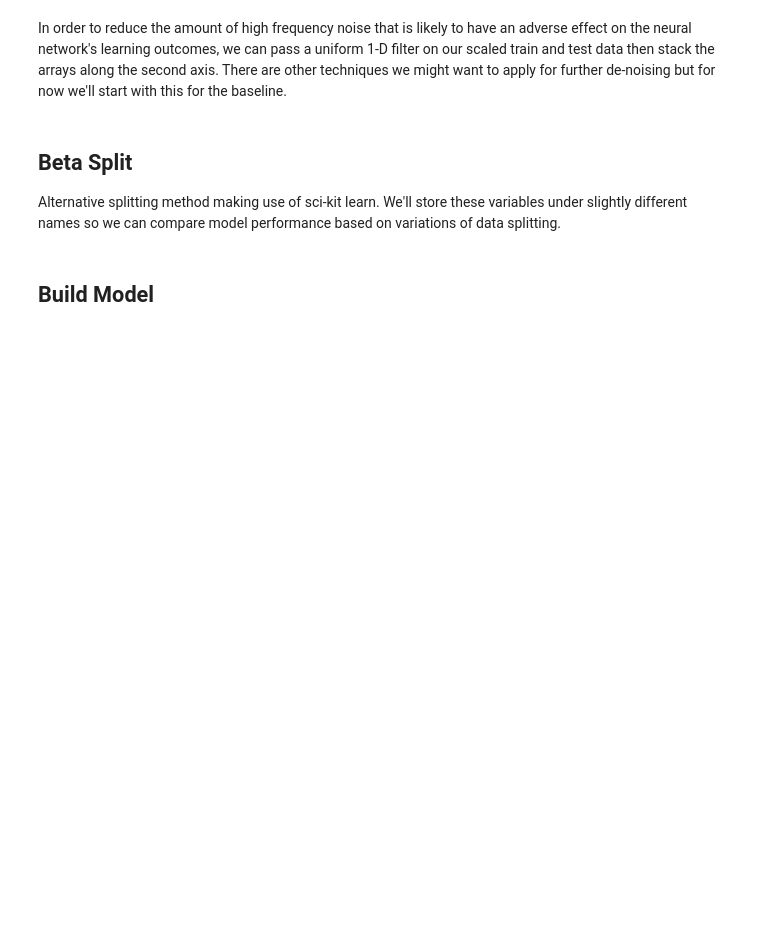
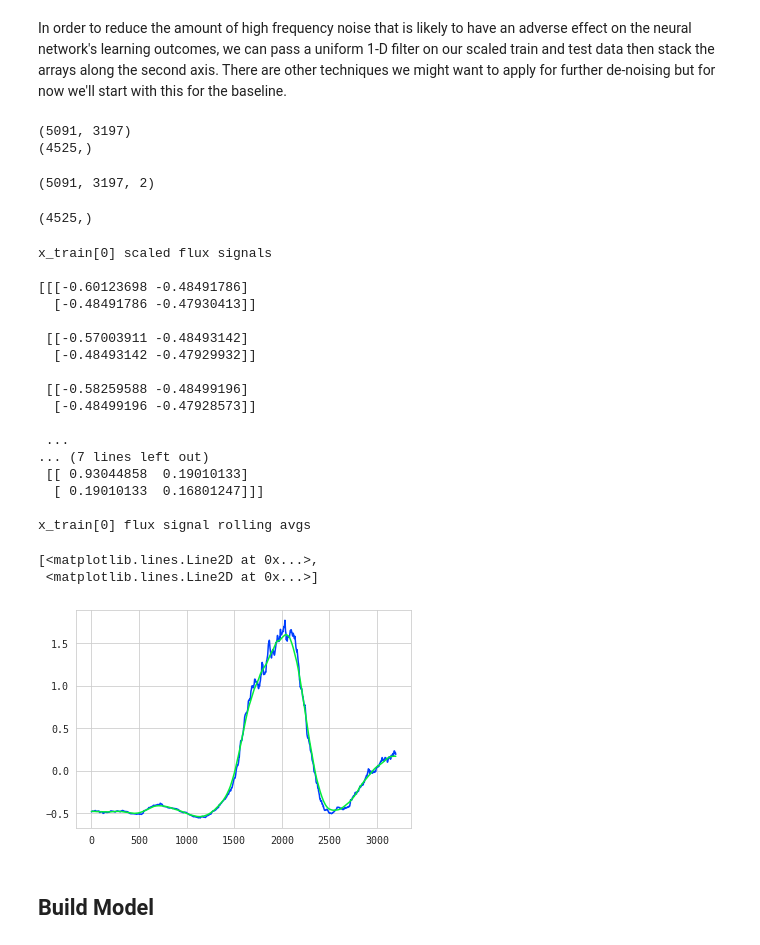
Before and after one commit to alphasentaurii/starskope, a Jupyter notebook: starskope-ALPHA.ipynb, the cells around one changed output. Saved outputs shown, nothing was run; the diff lists cells and outputs as text; code cells hidden in the pictures; blank space fills up the shorter version.

Commit message:
revised train-test split incl x_val,y_val

```diff
--- a/starskope-ALPHA.ipynb
+++ b/starskope-ALPHA.ipynb
@@ -458,2 +389,4 @@ display(x_train, x_test)
+# %%
+X_train, X_val = zero_scaler(X_train, X_val)
 # %%
 # verify mean is zero by checking one of the rows
@@ -466,31 +403,80 @@ x_train[0].std()
 # %% [markdown]
 In order to reduce the amount of high frequency noise that is likely to have an adverse effect on the neural network's learning outcomes, we can pass a uniform 1-D filter on our scaled train and test data then stack the arrays along the second axis. There are other techniques we might want to apply for further de-noising but for now we'll start with this for the baseline.
 # %%
-print(x_train.shape)
-print(y_train.shape)
+print(X_train.shape)
+print(Y_train.shape)
+# %% [output]
+(5091, 3197)
+(4525,)
+# %%
+def time_filter(x_train, x_test, step_size=None, axis=2):
+        """
+        Adds an input corresponding to the running average over a set number
+        of time steps. This helps the neural network to ignore high frequency
+        noise by passing in a uniform 1-D filter and stacking the arrays.
+
+        **ARGS
+        step_size: integer, # timesteps for 1D filter. defaults to 200
+        axis: which axis to stack the arrays
+        """
+        import numpy as np
+        from scipy.ndimage.filters import uniform_filter1d
+
+        if step_size is None:
+            step_size=200
+
+        train_filter = uniform_filter1d(x_train, axis=1, size=step_size)
+        test_filter = uniform_filter1d(x_test, axis=1, size=step_size)
+
+        x_train = np.stack([x_train, train_filter], axis=2)
+        x_test = np.stack([x_test, test_filter], axis=2)
+
+        return x_train, x_test
 # %%
 # calc input for flux signal rolling avgs
 # store in array and stack on 2nd axis for each obs
 # of X data
 
-x_train, x_test = process.time_filter(x_train, x_test, step_size=200, axis=2)
+X_train, X_test = time_filter(X_train, X_test, step_size=200, axis=2)
+# %%
+X_train, X_val = time_filter(X_train, X_val, step_size=200, axis=2)
 # %%
 # we now have a 2-dimensional array for every star
-display(x_train.shape,y_train.shape)
+display(X_train.shape,Y_train.shape)
+# %% [output]
+(5091, 3197, 2)
+(4525,)
 # %%
 # inspect changes
 print('\nx_train[0] scaled flux signals\n')
-print(x_train[0])
+print(X_train[0])
 # array on 2nd axis
 print('\nx_train[0] flux signal rolling avgs\n')
 # plot arrays
-rolling = x_train[0][:,1]
+rolling = X_train[0][:,1]
 #plt.plot(x_train[0][:,0])
 plt.plot(rolling)
+# %% [output]
+x_train[0] scaled flux signals
+
+[[[-0.60123698 -0.48491786]
+  [-0.48491786 -0.47930413]]
+
+ [[-0.57003911 -0.48493142]
+  [-0.48493142 -0.47929932]]
+
+ [[-0.58259588 -0.48499196]
+  [-0.48499196 -0.47928573]]
+
+ ...
+... (7 lines left out)
+ [[ 0.93044858  0.19010133]
+  [ 0.19010133  0.16801247]]]
+
+x_train[0] flux signal rolling avgs
+[<matplotlib.lines.Line2D at 0x...>,
+ <matplotlib.lines.Line2D at 0x...>]
+[figure, added]
-# %% [markdown]
-## Beta Split
-
-Alternative splitting method making use of sci-kit learn. We'll store these variables under slightly different names so we can compare model performance based on variations of data splitting.
 # %%
 import numpy as np
 import matplotlib.pyplot as plt
```
Also changed, not shown: parts of 24 cells of this notebook, 1 other file.
